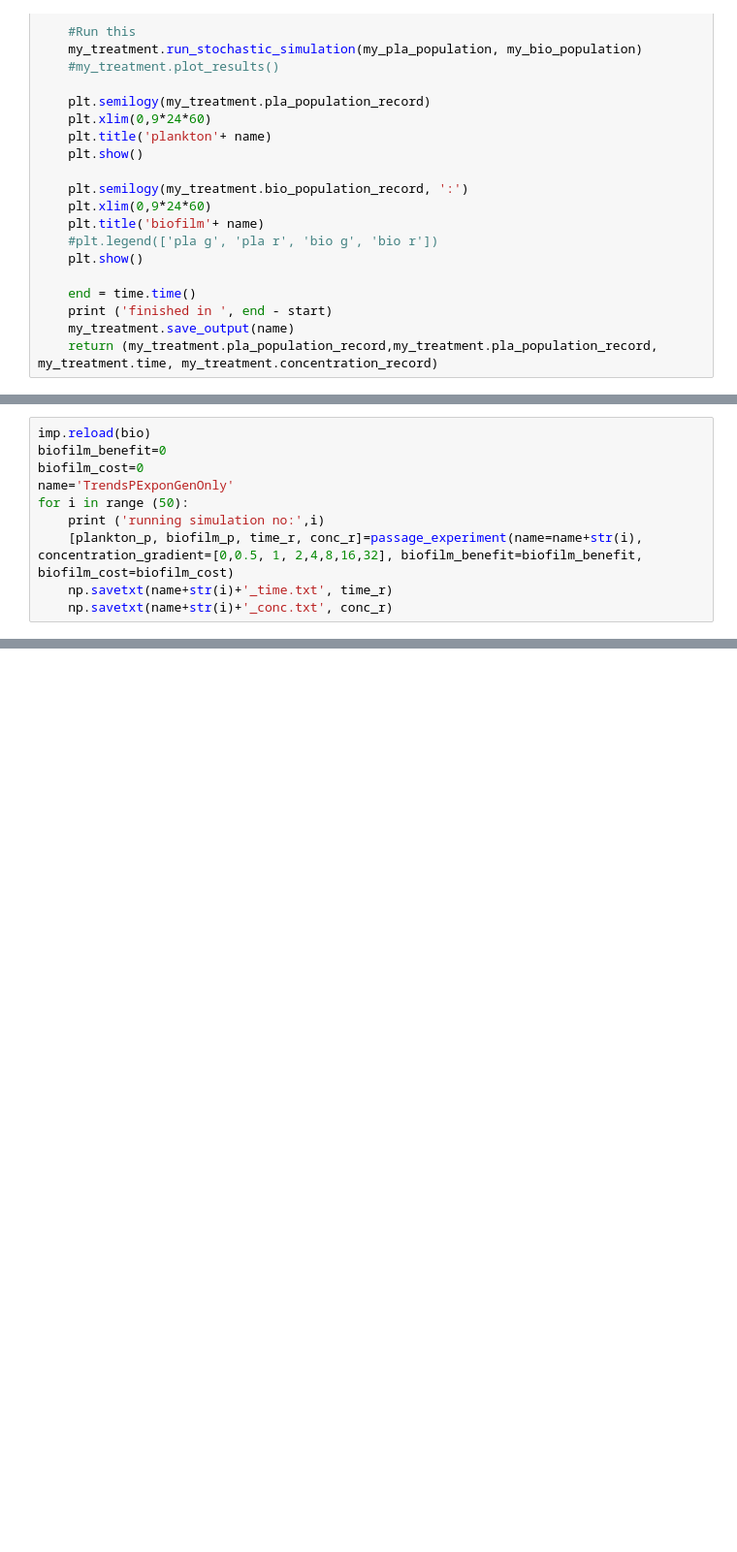
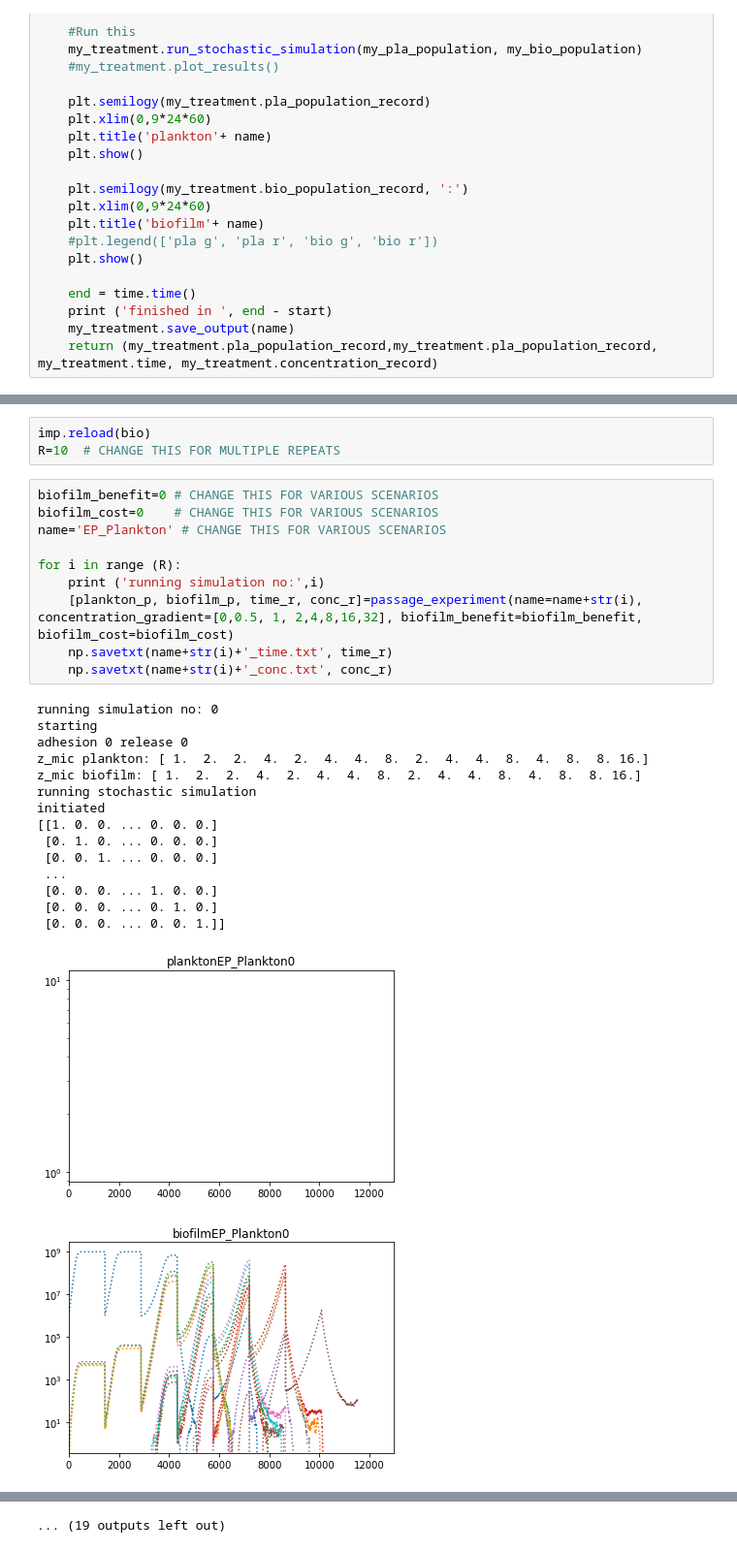
Before and after one commit to Trubenova/FrontiersBiofilmRecalcitrance, a Jupyter notebook: EvolutinaryExperiment_passages.ipynb, the cells around one changed output, grey strips where cells are left out. Shown at 97% size. Saved outputs shown, nothing was run; the diff lists cells and outputs as text; blank space fills up the shorter version.

```diff
--- a/EvolutinaryExperiment_passages.ipynb
+++ b/EvolutinaryExperiment_passages.ipynb
@@ -73,10 +90,30 @@ def passage_experiment(name='passage_experiment', concentration_gradient=[0,0,0]
+# %%
+imp.reload(bio)
+R=10  # CHANGE THIS FOR MULTIPLE REPEATS
 # %%
-imp.reload(bio)
-biofilm_benefit=0
-biofilm_cost=0
-name='TrendsPExponGenOnly'
-for i in range (50):
+biofilm_benefit=0 # CHANGE THIS FOR VARIOUS SCENARIOS
+biofilm_cost=0    # CHANGE THIS FOR VARIOUS SCENARIOS
+name='EP_Plankton' # CHANGE THIS FOR VARIOUS SCENARIOS
+
+for i in range (R):
     print ('running simulation no:',i)
     [plankton_p, biofilm_p, time_r, conc_r]=passage_experiment(name=name+str(i), concentration_gradient=[0,0.5, 1, 2,4,8,16,32], biofilm_benefit=biofilm_benefit, biofilm_cost=biofilm_cost)
     np.savetxt(name+str(i)+'_time.txt', time_r)
     np.savetxt(name+str(i)+'_conc.txt', conc_r)
+# %% [output]
+running simulation no: 0
+starting
+adhesion 0 release 0
+z_mic plankton: [ 1.  2.  2.  4.  2.  4.  4.  8.  2.  4.  4.  8.  4.  8.  8. 16.]
+z_mic biofilm: [ 1.  2.  2.  4.  2.  4.  4.  8.  2.  4.  4.  8.  4.  8.  8. 16.]
+running stochastic simulation
+initiated
+[[1. 0. 0. ... 0. 0. 0.]
+ [0. 1. 0. ... 0. 0. 0.]
+ [0. 0. 1. ... 0. 0. 0.]
+ ...
+ [0. 0. 0. ... 1. 0. 0.]
+ [0. 0. 0. ... 0. 1. 0.]
+ [0. 0. 0. ... 0. 0. 1.]]
+[figure, added]
+[figure, added]
@@ -82,0 +176 @@ for i in range (50):
+... (19 outputs left out)
```
Also changed, not shown: parts of 9 cells of this notebook.
